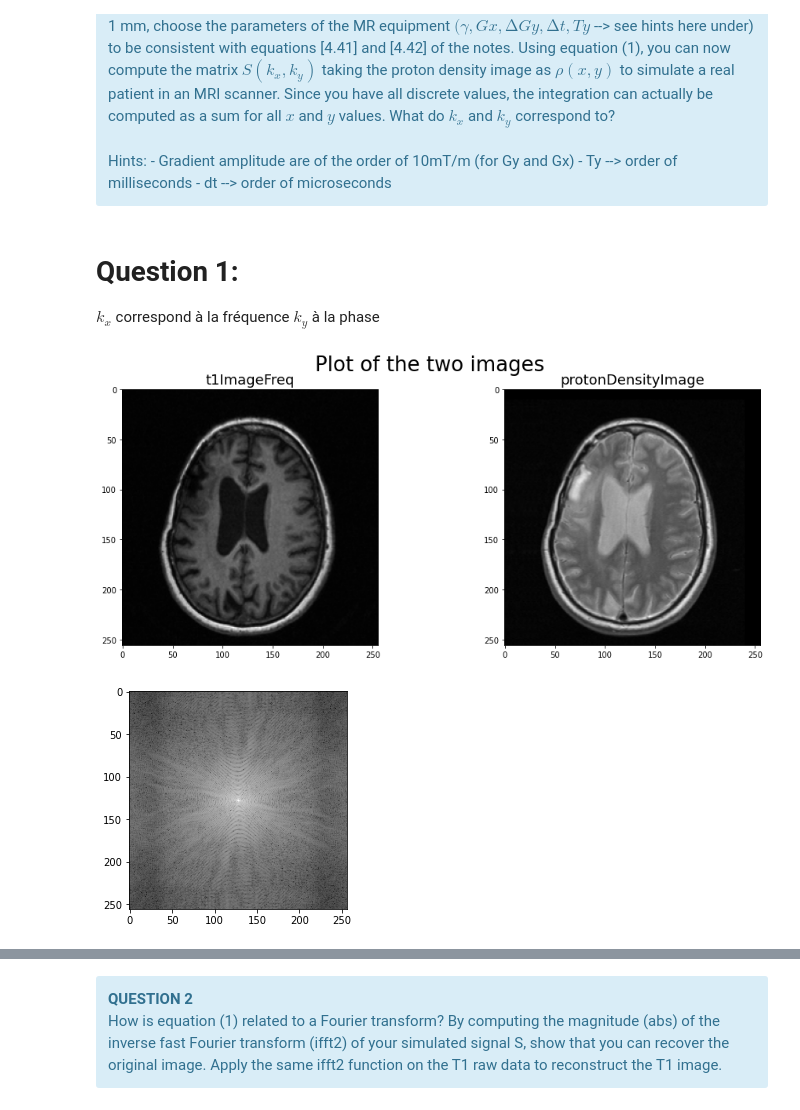
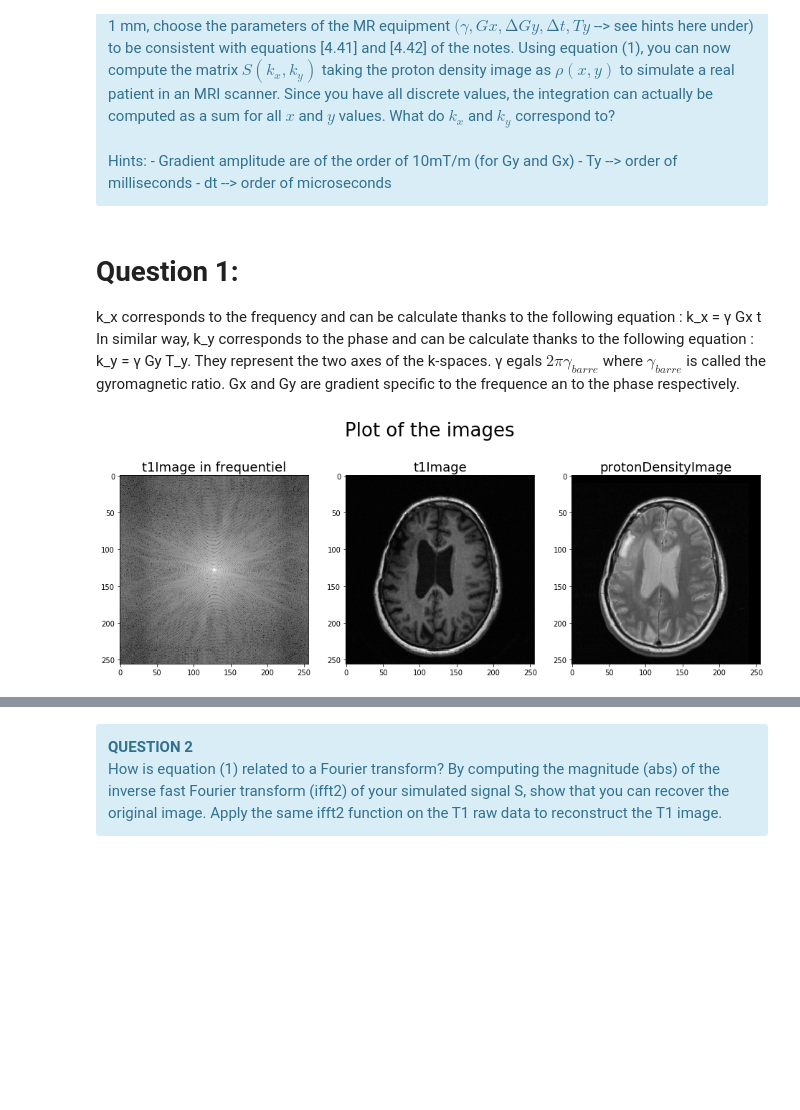
Before and after one commit to gdeside/LGBIO2050_medical_imaging, a Jupyter notebook: Challenge 5 MRI simulation and region growing-20211109/MRSimAndRegGrowV1.ipynb, the cells around one changed output, grey strips where cells are left out. Cells and saved outputs as stored; diff of their text form; code cells hidden in the pictures; blank space fills up the shorter version.

```diff
--- a/Challenge 5 MRI simulation and region growing-20211109/MRSimAndRegGrowV1.ipynb
+++ b/Challenge 5 MRI simulation and region growing-20211109/MRSimAndRegGrowV1.ipynb
@@ -59,57 +59,44 @@ Hints:
 - Ty --> order of milliseconds
 - dt --> order of microseconds
 </div>
-# %% [markdown]
-# Question 1:
-
-$k_x$ correspond à la fréquence $k_y$ à la phase
+# %% [markdown]
+# Question 1:
+
+k_x corresponds to the frequency and can be calculate thanks to the following equation : k_x = γ Gx t
+In similar way, k_y corresponds to the phase and can be calculate thanks to the following equation : k_y = γ Gy T_y.
+ They represent the two axes of the k-spaces.
+γ egals $2\pi γ_{barre}$ where $γ_{barre}$ is called the gyromagnetic ratio.
+Gx and Gy are gradient specific to the frequence an to the phase respectively.
 # %%
 ## Load the 2 image data and plot them
 
 import numpy as np
 from skimage.io import imread
 from skimage.transform import resize
 from scipy.io import loadmat
 import matplotlib.pyplot as plt
 
 t1ImageFreq = loadmat('imgs/T1_raw.mat')['S']
 protonDensityImage = imread('imgs/ProtonDensity.png').astype(np.float64)
 
-"""#Conversion du frequentiel en temporel
-t1Image = np.fft.ifft(t1ImageFreq).real
-plt.figure()
-plt.imshow(t1Image, cmap='gray')
-plt.show()"""
-
 t1Image_freq = np.log(np.abs(np.fft.fftshift(t1ImageFreq)))
 t1Image = np.abs(np.fft.ifft2(np.fft.ifftshift(t1ImageFreq)))
-"""#t1Image = t1ImageFreq.real
-plt.figure()
-plt.imshow(t1Image, cmap='gray')
-plt.show()
-
-#plot de l'image
-plt.figure()
-plt.imshow(protonDensityImage, cmap='gray')
-plt.show()"""
-
-fig, axes = plt.subplots(1,2)
-fig.set_size_inches(16,6)
-fig.suptitle("Plot of the two images",fontsize=26)
-
-axes[0].imshow(t1Image,cmap='gray')
-axes[0].set_title('t1ImageFreq',fontsize=18)
-axes[1].imshow(protonDensityImage,cmap='gray')
-axes[1].set_title('protonDensityImage',fontsize=18)
-plt.show()
 
 
-plt.figure()
-plt.imshow(t1Image_freq,cmap="gray")
+fig, axes = plt.subplots(1,3)
+fig.set_size_inches(16,6)
+fig.suptitle("Plot of the images",fontsize=26)
+
+axes[0].imshow(t1Image_freq,cmap='gray')
+axes[0].set_title('t1Image in frequentiel',fontsize=18)
+axes[1].imshow(t1Image,cmap='gray')
+axes[1].set_title('t1Image',fontsize=18)
+axes[2].imshow(protonDensityImage,cmap='gray')
+axes[2].set_title('protonDensityImage',fontsize=18)
+
 plt.show()
 # %% [output]
-[figure, old version]
+[figure, new version]
-[figure, removed]
 # %%
 ## Compute the S matrix using MR scanner parameters
 
```
Also changed, not shown: parts of 15 cells of this notebook, 6 other files.
